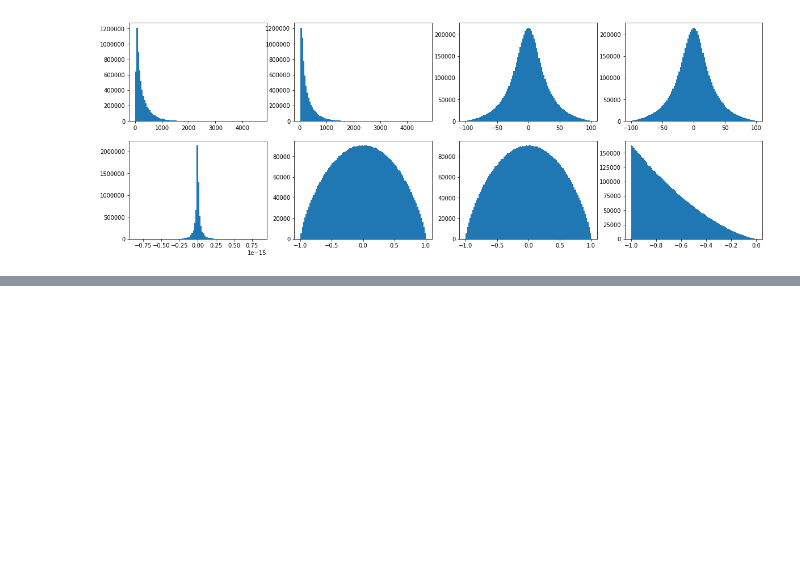
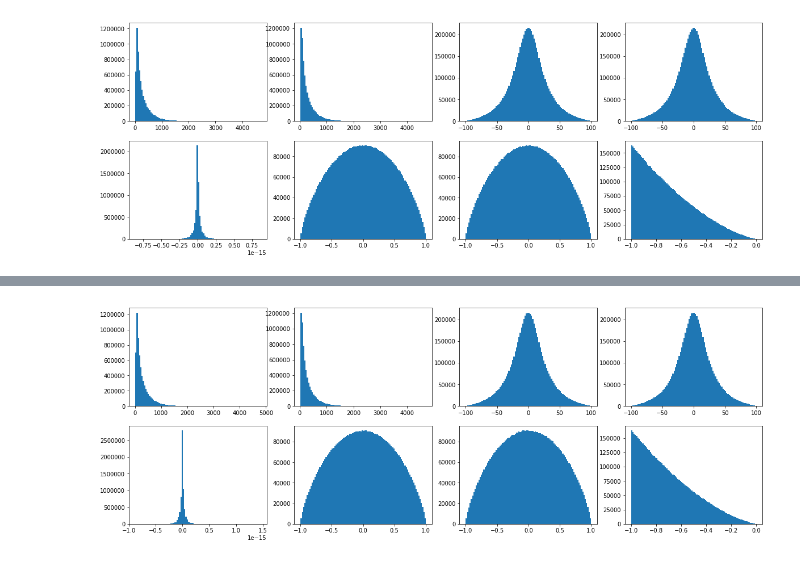
Before and after one commit to mitmedialab/MonteCarloRender, a Jupyter notebook: tests.ipynb, the cells around one changed output, grey strips where cells are left out. Drawn from its saved outputs; the diff is of its cells as text; code cells hidden in the pictures; blank space fills up the shorter version.

Commit message:
updated illumination test

```diff
--- a/tests.ipynb
+++ b/tests.ipynb
@@ -31,16 +31,18 @@ def runTest():
     with open('testdata.pickle', 'wb') as handle:
         pickle.dump(ds, handle)
 
-def runTestConeIllumination(muS = 1.0, theta = 0.0):
+def runTestIllumination(muS = 1.0,
+                       source = {'r': np.array([0.0, 0.0, 30.0]),
+                                 'mu': np.array([0.0, 0.0, -1.0]),
+                                 'theta': 0.0,
+                                 'method': 'cone', 'time_profile': 'delta'}
+                                ):
     t1 = time.perf_counter()
     ret = MC.lunchPacketwithBatch(batchSize = 1e7,
                                nPhotonsRequested = 1e7,
                                 nPhotonsToRun = 1e7,
                                 muS = muS, g = 0.85,
-                                source = {'r': np.array([0.0, 0.0, 30.0]),
-                                          'mu': np.array([0.0, 0.0, -1.0]),
-                                          'theta': theta,
-                                          'method': 'cone', 'time_profile': 'delta'},
+                                source = source,
                                 detector = {'radius': 100.0},
                                 control_param = {'max_N': 1e5,
                                                  'max_distance_from_det': 110},
@@ -132,9 +134,14 @@ def testRunTarget():
     data, num_simulated, num_detected = loadTest()
     plotTargetTest(data)
 
-def testRunConeIllumination(muS = 1.0, theta = 0.0):
+def testRunIllumination(muS = 1.0,
+                            source = {'r': np.array([0.0, 0.0, 30.0]),
+                                      'mu': np.array([0.0, 0.0, -1.0]),
+                                      'theta': 0.0,
+                                      'method': 'cone', 'time_profile': 'delta'}
+                                ):
     print(datetime.datetime.now())
-    runTestConeIllumination(muS = muS, theta = theta)
+    runTestIllumination(muS = muS, source=source)
     data, num_simulated, num_detected = loadTest()
     plotTest(data)
 # %%
@@ -178,0 +176,14 @@ testRunConeIllumination(muS = 0.0001, theta = 3.14)
+# %%
+testRunIllumination(muS = 1.0,
+                       source = {'r': np.array([0.0, 0.0, 30.0]),
+                                 'mu': np.array([0.0, 0.0, -1.0]),
+                                 'theta': 0.0,
+                                 'method': 'cone', 'time_profile': 'delta'}
+                                ) #save as runTest() Comparing Time
+testRunIllumination(muS = 0.0001,
+                       source = {'r': np.array([0.0, 0.0, 30.0]),
+                                 'mu': np.array([0.0, 0.0, -1.0]),
+                                 'theta': 3.14,
+                                 'method': 'cone', 'time_profile': 'delta'}
+                                ) #Test none light source without scattering
+# %% [output]
@@ -178,0 +192 @@ testRunConeIllumination(muS = 0.0001, theta = 3.14)
+[figure, added]
```
Also changed, not shown: parts of 2 cells of this notebook.
